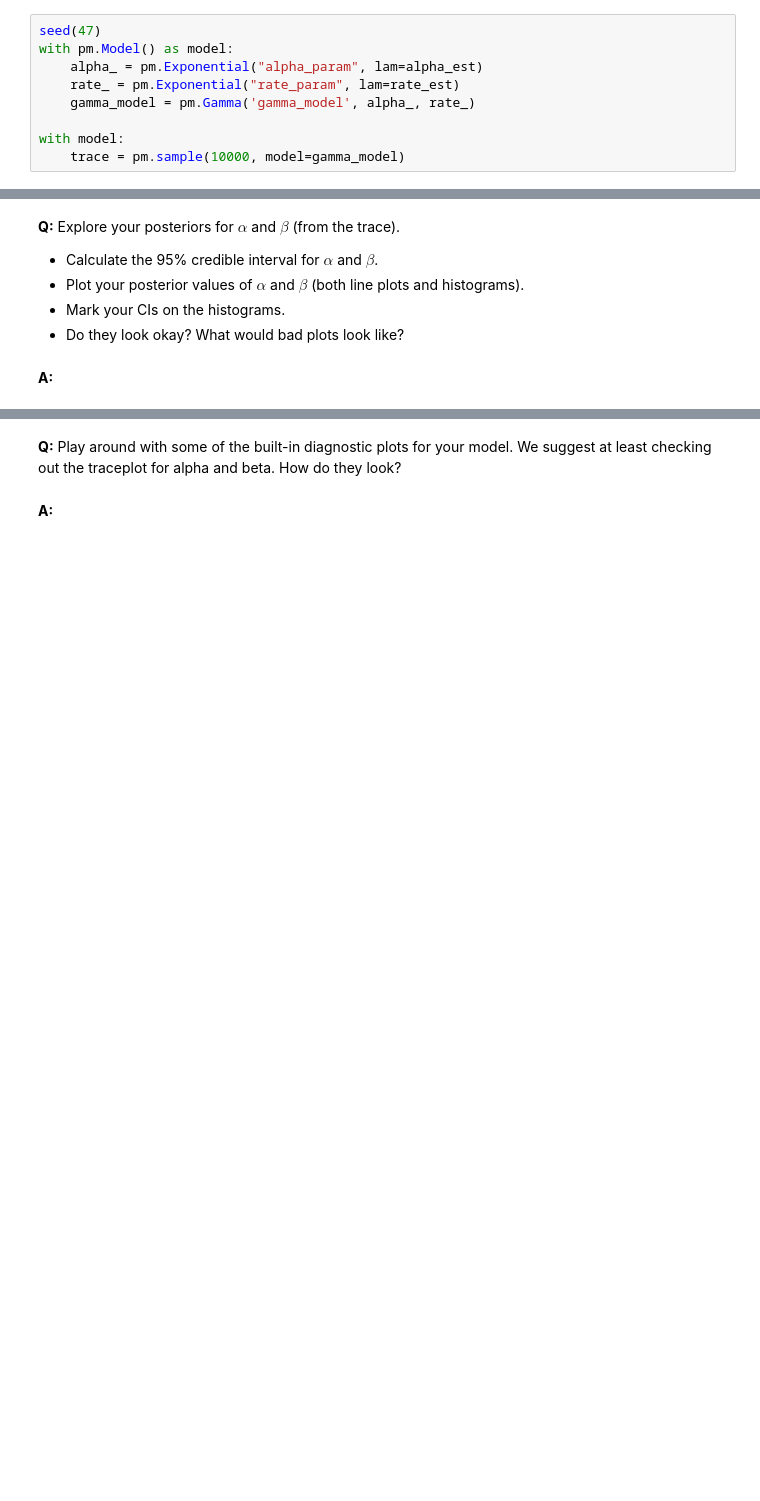
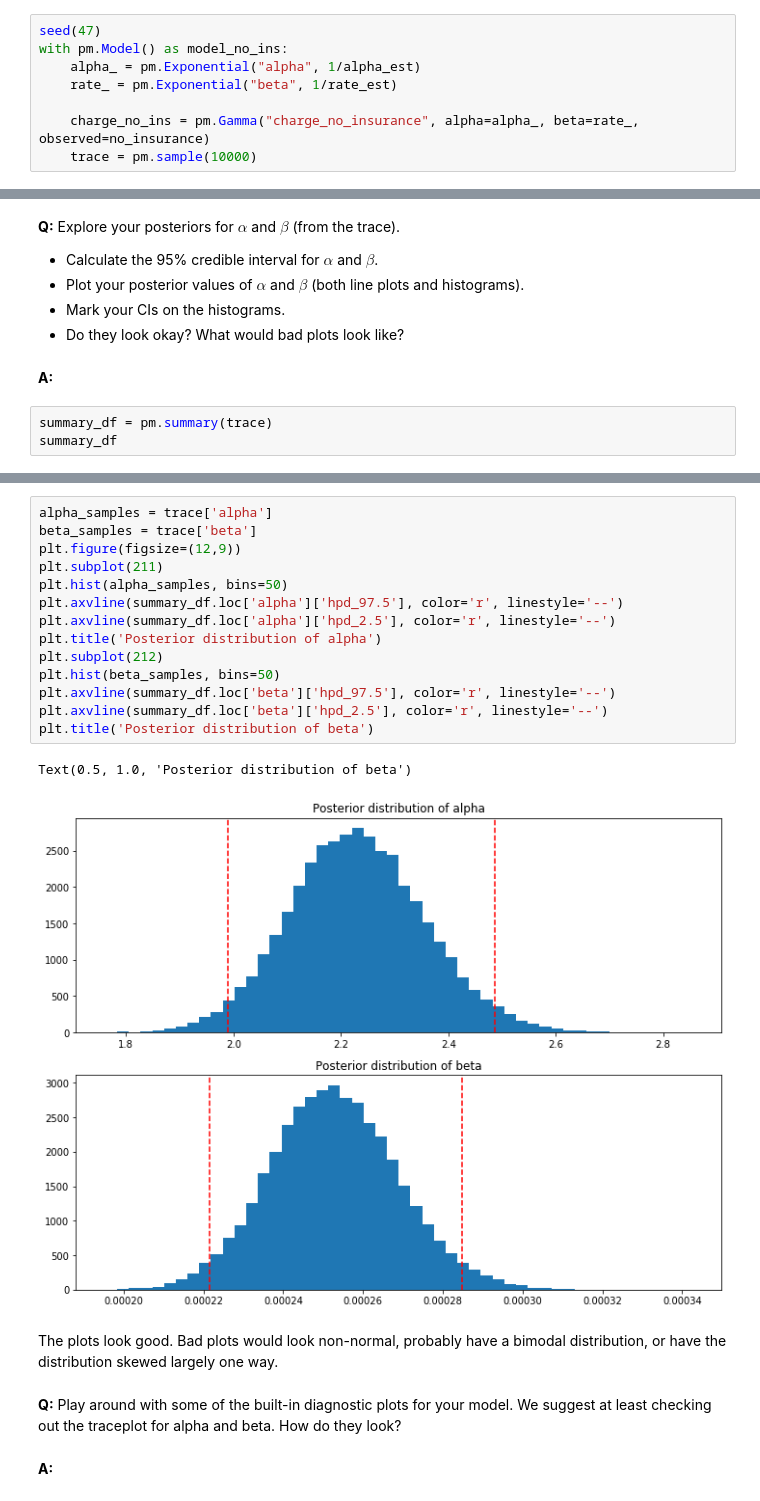
Before and after one commit to davidbuehler07/Mini-Projects, a Jupyter notebook: inferential_statistics_3-Q.ipynb, the cells around one changed output, grey strips where cells are left out. Cells and saved outputs as stored; diff of their text form; blank space fills up the shorter version.

```diff
--- a/inferential_statistics_3-Q.ipynb
+++ b/inferential_statistics_3-Q.ipynb
@@ -103,11 +103,10 @@ Hint: you may find it helpful to work backwards. Start with your `pm.Gamma`, and
 __A:__
 # %%
 seed(47)
-with pm.Model() as model:
-    alpha_ = pm.Exponential("alpha_param", lam=alpha_est)
-    rate_ = pm.Exponential("rate_param", lam=rate_est)
-    gamma_model = pm.Gamma('gamma_model', alpha_, rate_)
+with pm.Model() as model_no_ins:
+    alpha_ = pm.Exponential("alpha", 1/alpha_est)
+    rate_ = pm.Exponential("beta", 1/rate_est)
 
-with model:
-    trace = pm.sample(10000, model=gamma_model)
+    charge_no_ins = pm.Gamma("charge_no_insurance", alpha=alpha_, beta=rate_, observed=no_insurance)
+    trace = pm.sample(10000)
 # %% [output]
@@ -122,3 +124,6 @@ __Q:__ Explore your posteriors for $\alpha$ and $\beta$ (from the trace).
 * Do they look okay? What would bad plots look like?
 # %% [markdown]
 __A:__
+# %%
+summary_df = pm.summary(trace)
+summary_df
@@ -125,3 +142,22 @@ __A:__
+# %%
+alpha_samples = trace['alpha']
+beta_samples = trace['beta']
+plt.figure(figsize=(12,9))
+plt.subplot(211)
+plt.hist(alpha_samples, bins=50)
+plt.axvline(summary_df.loc['alpha']['hpd_97.5'], color='r', linestyle='--')
+plt.axvline(summary_df.loc['alpha']['hpd_2.5'], color='r', linestyle='--')
+plt.title('Posterior distribution of alpha')
+plt.subplot(212)
+plt.hist(beta_samples, bins=50)
+plt.axvline(summary_df.loc['beta']['hpd_97.5'], color='r', linestyle='--')
+plt.axvline(summary_df.loc['beta']['hpd_2.5'], color='r', linestyle='--')
+plt.title('Posterior distribution of beta')
+# %% [output]
+Text(0.5, 1.0, 'Posterior distribution of beta')
+[figure, added]
+# %% [markdown]
+The plots look good. Bad plots would look non-normal, probably have a bimodal distribution, or have the distribution skewed largely one way.
 # %% [markdown]
 __Q:__ Play around with some of the built-in diagnostic plots for your model. We suggest at least checking out the traceplot for alpha and beta. How do they look?
 # %% [markdown]
```
Also changed, not shown: parts of 8 cells of this notebook.
